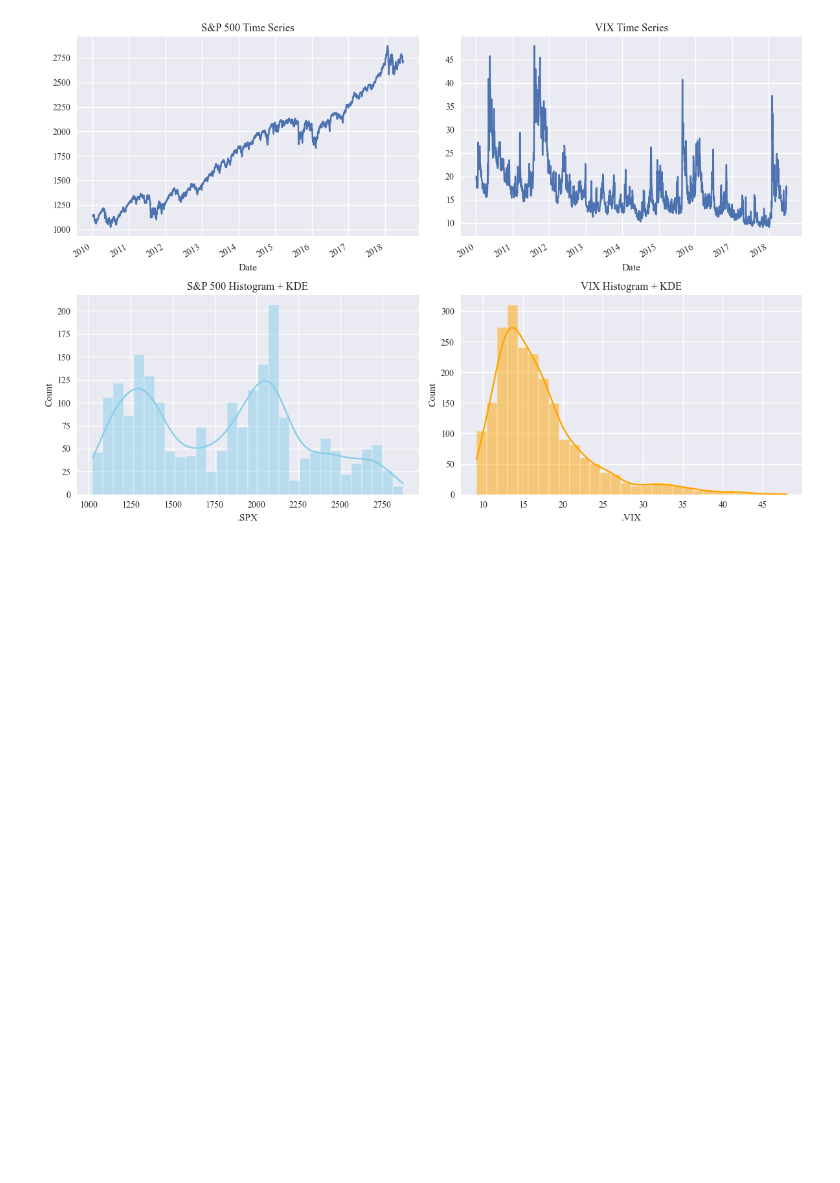
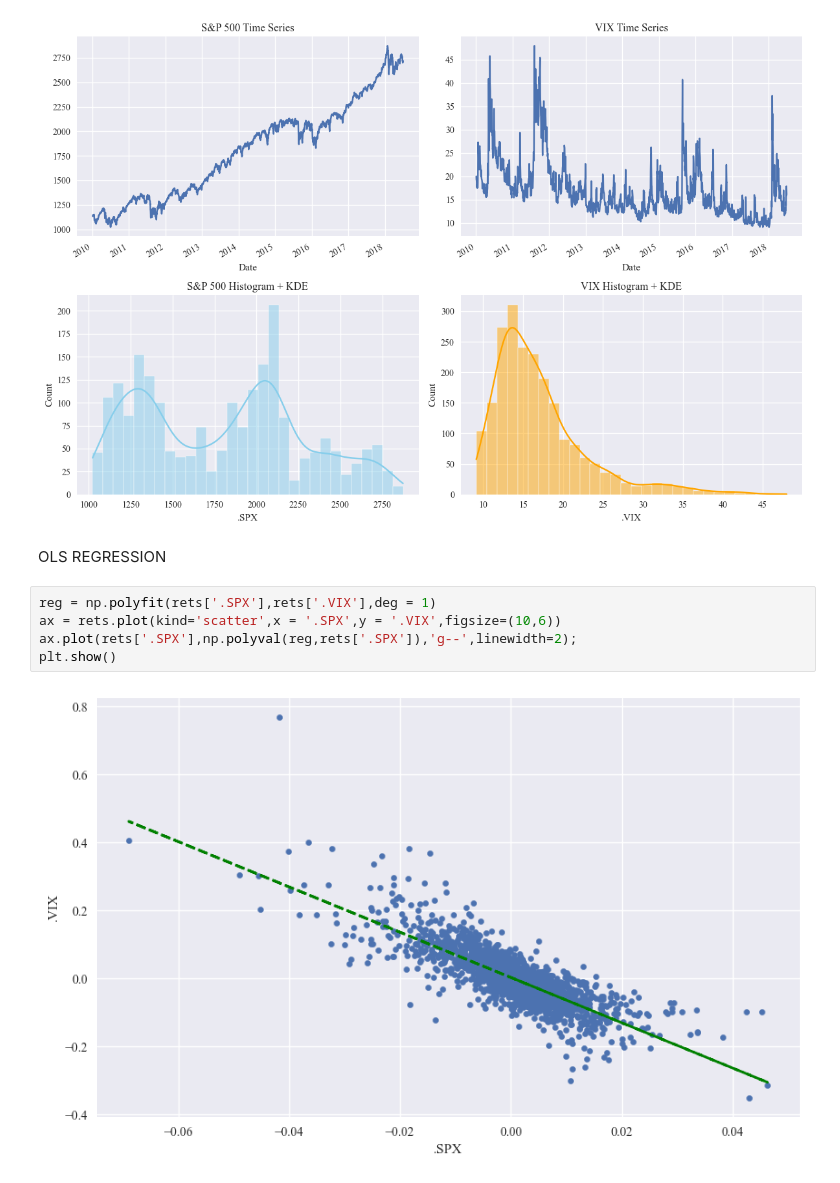
Before and after one commit to PawanJadhav7/Python_Finance, a Jupyter notebook: Correlation_Analysis.ipynb, the cells around one changed output. Cells and saved outputs as stored; diff of their text form; blank space fills up the shorter version.

```diff
--- a/Correlation_Analysis.ipynb
+++ b/Correlation_Analysis.ipynb
@@ -128,3 +128,12 @@ plt.tight_layout()
 plt.show()
 # %% [output]
 [figure]
+# %% [markdown]
+OLS REGRESSION
+# %%
+reg = np.polyfit(rets['.SPX'],rets['.VIX'],deg = 1)
+ax = rets.plot(kind='scatter',x = '.SPX',y = '.VIX',figsize=(10,6))
+ax.plot(rets['.SPX'],np.polyval(reg,rets['.SPX']),'g--',linewidth=2);
+plt.show()
+# %% [output]
+[figure, added]
```
